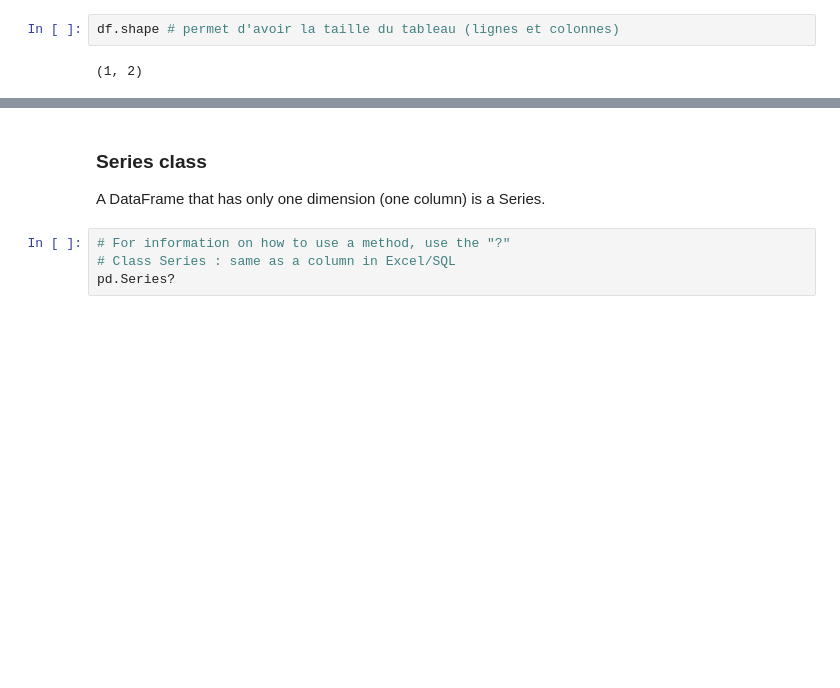
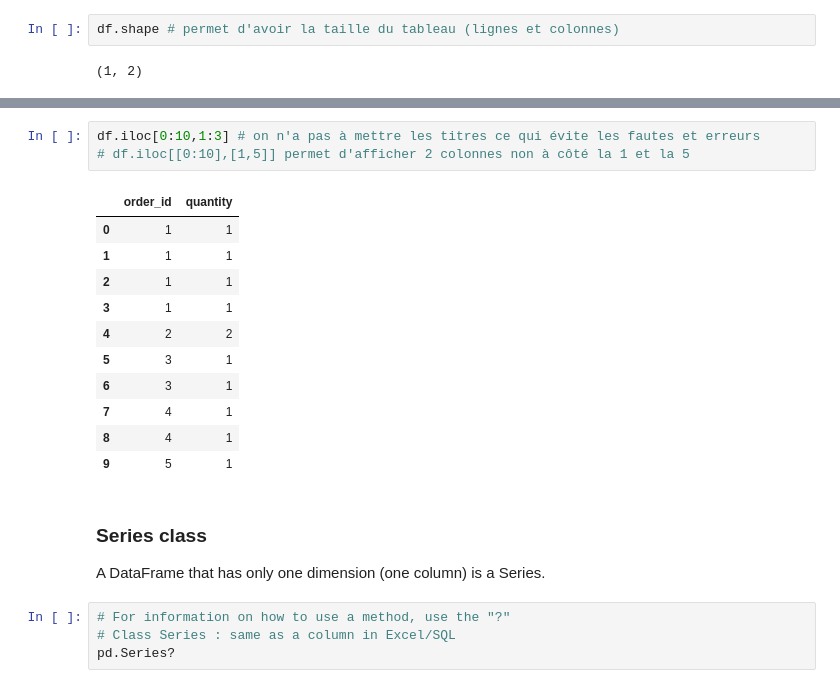
Before and after one commit to Jeffrey1712/Exploratory-Data-Analysis, a Jupyter notebook: J1/01-Data_manipulation_with_Pandas.ipynb, the cells around one changed output, grey strips where cells are left out. Saved outputs shown, nothing was run; the diff lists cells and outputs as text; blank space fills up the shorter version.

```diff
--- a/J1/01-Data_manipulation_with_Pandas.ipynb
+++ b/J1/01-Data_manipulation_with_Pandas.ipynb
@@ -124,3 +169,18 @@ df.shape # permet d'avoir la taille du tableau (lignes et colonnes)
+# %%
+df.iloc[0:10,1:3] # on n'a pas à mettre les titres ce qui évite les fautes et erreurs
+# df.iloc[[0:10],[1,5]] permet d'afficher 2 colonnes non à côté la 1 et la 5
+# %% [output]
+|  | order_id | quantity |
+| 0 | 1 | 1 |
+| 1 | 1 | 1 |
+| 2 | 1 | 1 |
+| 3 | 1 | 1 |
+| 4 | 2 | 2 |
+| 5 | 3 | 1 |
+| 6 | 3 | 1 |
+| 7 | 4 | 1 |
+| 8 | 4 | 1 |
+| 9 | 5 | 1 |
 # %% [markdown]
 ### Series class
 A DataFrame that has only one dimension (one column) is a Series.
```
Also changed, not shown: parts of 7 cells of this notebook.
